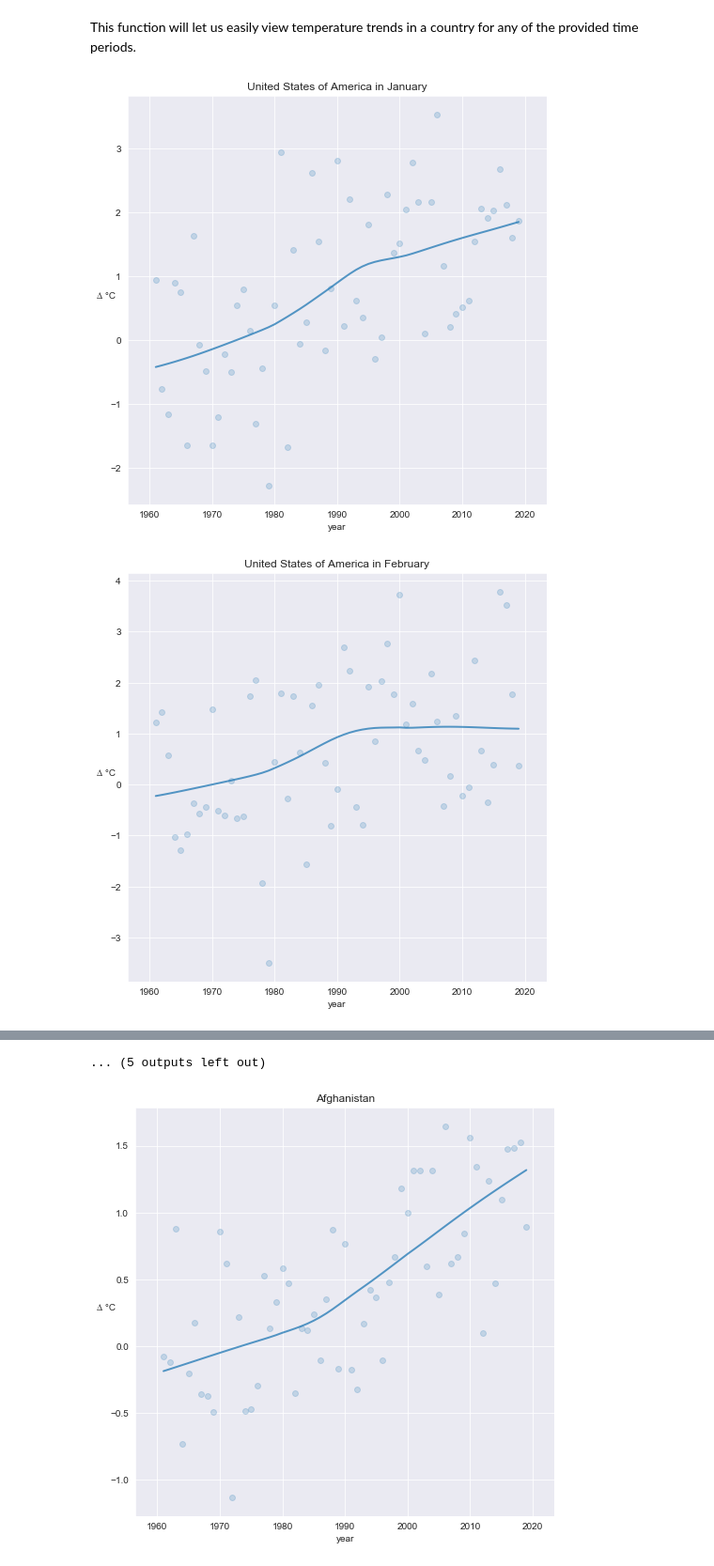
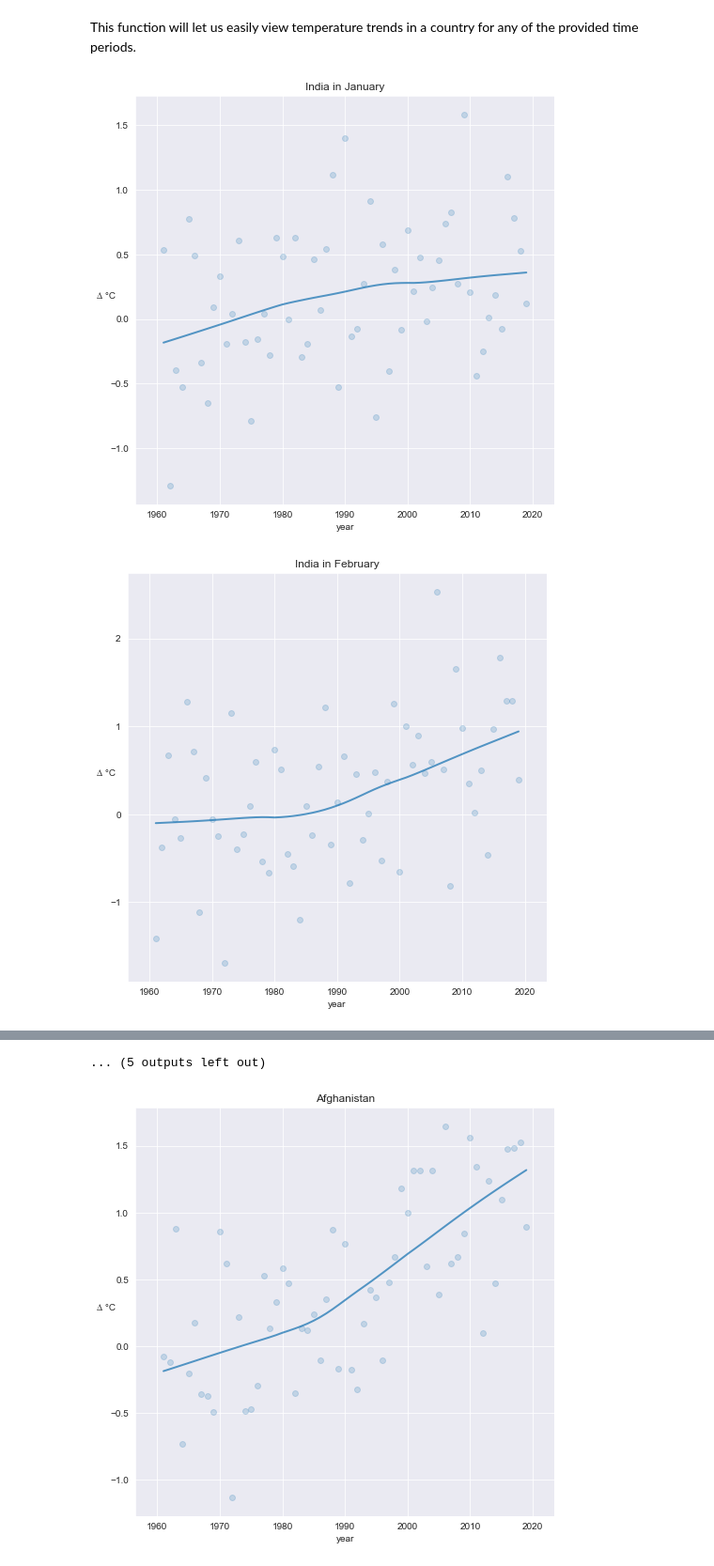
Before and after one commit to Prashant24759/climate-change, a Jupyter notebook: global-warming.ipynb, the cells around one changed output, grey strips where cells are left out. Shown at 94% size. Drawn from its saved outputs; the diff is of its cells as text; code cells hidden in the pictures.

```diff
--- a/global-warming.ipynb
+++ b/global-warming.ipynb
@@ -105,0 +95,3 @@ usa.head()
+# %%
+ind = country_df(df, 'India')
+ind.head()
@@ -113,7 +113,7 @@ def country_plot(data, period):
     plt.title(data.index.name+" in "+period)
 # %%
 for month in df.months.unique():
-    country_plot(usa, month)
+    country_plot(ind, month)
 # %% [output]
-[figure, old version]
+[figure, new version]
-[figure, old version]
+[figure, new version]
```
Also changed, not shown: parts of 3 cells of this notebook, 3 other files.
